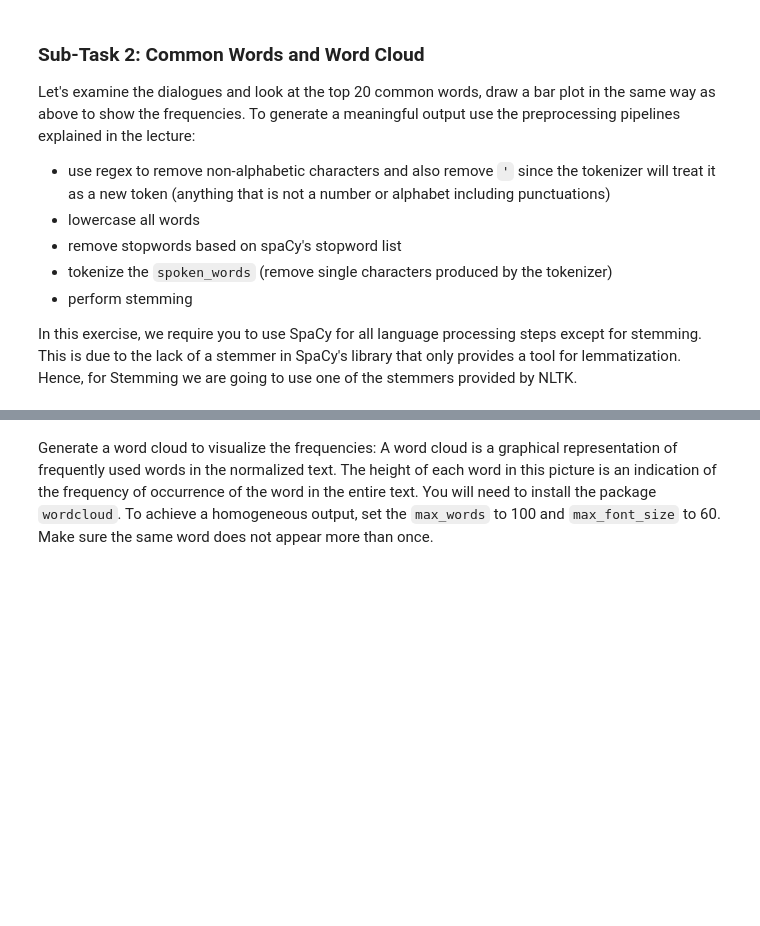
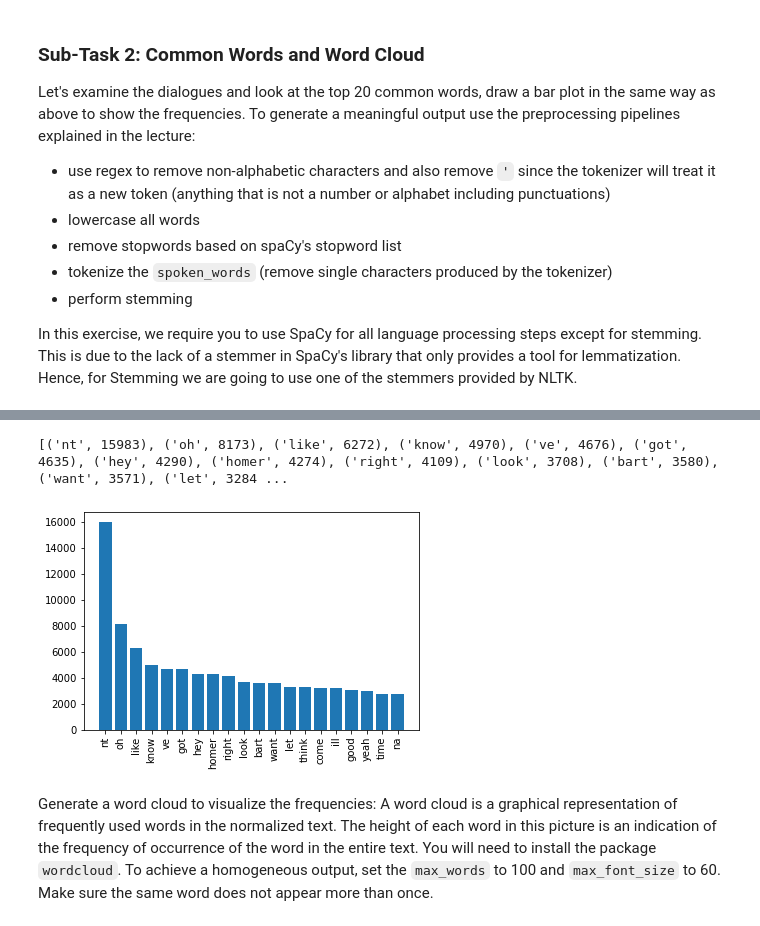
Before and after one commit to fidsusj/HateSpeechDetection, a Jupyter notebook: assignments/2/ITA_assignment_2.ipynb, the cells around one changed output, grey strips where cells are left out. Cells and saved outputs as stored; diff of their text form; code cells hidden in the pictures; blank space fills up the shorter version.

```diff
--- a/assignments/2/ITA_assignment_2.ipynb
+++ b/assignments/2/ITA_assignment_2.ipynb
@@ -177,0 +172,33 @@ df_script["spoken_words"] = df_script["spoken_words"]. ### Your code to lower ca
+# %%
+nlp = spacy.load("en_core_web_sm") ### load en_core_web_sm and disable the tagger, parser and ner.
+nlp.disable_pipes('tagger', 'parser', 'ner')   ### and disable the tagger, parser and ner.
+stopwords = spacy.lang.en.stop_words.STOP_WORDS ### load the list of stopwords from spacy for the English language
+stemmer = PorterStemmer() ### initialize the stemmer from NLTK
+
+df_script["spoken_words"] = df_script["spoken_words"].str.lower().str.replace('[^a-zA-Z ]', '') ### Your code to lower case and remove non-alphabetic characters
+df_script.dropna(subset=["spoken_words"], inplace=True)
+
+script_words_array = []
+df_script_words = df_script["spoken_words"].apply(lambda cell: script_words_array.append(cell))
+
+tokens = []
+for one_line in script_words_array:
+    doc = nlp(one_line)
+    for token in doc:
+        tokens.append(token.text)
+
+print(tokens[:50])
+
+# remove stopwords
+tokens_without_stopwords = [token for token in tokens if not token in stopwords]
+print(tokens_without_stopwords[:50])
+
+# remove single characters
+tokens_without_single_characters = [token for token in tokens_without_stopwords if not len(token) == 1]
+print(tokens_without_single_characters[:50])
+
+# stemming
+stems = []
+for word in tokens_without_single_characters:
+    stems.append(stemmer.stem(word))
+print(stems[:50])
@@ -178,8 +210,18 @@ df_script["spoken_words"] = df_script["spoken_words"]. ### Your code to lower ca
 # %%
-counter = Counter()
 #### Count the words in the scripts and print out the most common 20, remove any single character tokens and stem
+counter = Counter(stems)
+twenty_most_common = counter.most_common(20)
+print(twenty_most_common)
+# %% [output]
+[('nt', 15983), ('oh', 8173), ('like', 6272), ('know', 4970), ('ve', 4676), ('got', 4635), ('hey', 4290), ('homer', 4274), ('right', 4109), ('look', 3708), ('bart', 3580), ('want', 3571), ('let', 3284 ...
 # %%
 #### draw a bar plot with the x axis as the words and the y axis as the frequencys
+x = np.array(twenty_most_common).T[0]
+plt.bar(*zip(*twenty_most_common))
+plt.xticks(range(0, x.shape[0]), x, rotation='vertical')
+plt.show()
+# %% [output]
+[figure, added]
 # %% [markdown]
 Generate a word cloud to visualize the frequencies:
 A word cloud is a graphical representation of frequently used words in the normalized text.
```
Also changed, not shown: parts of 3 cells of this notebook.
